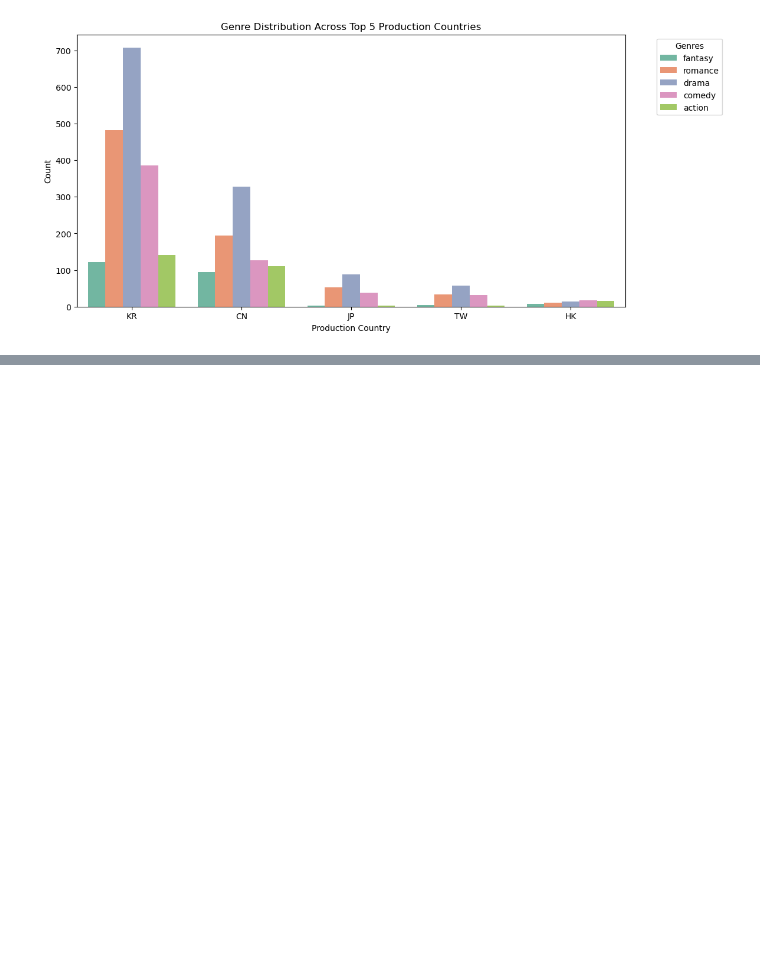
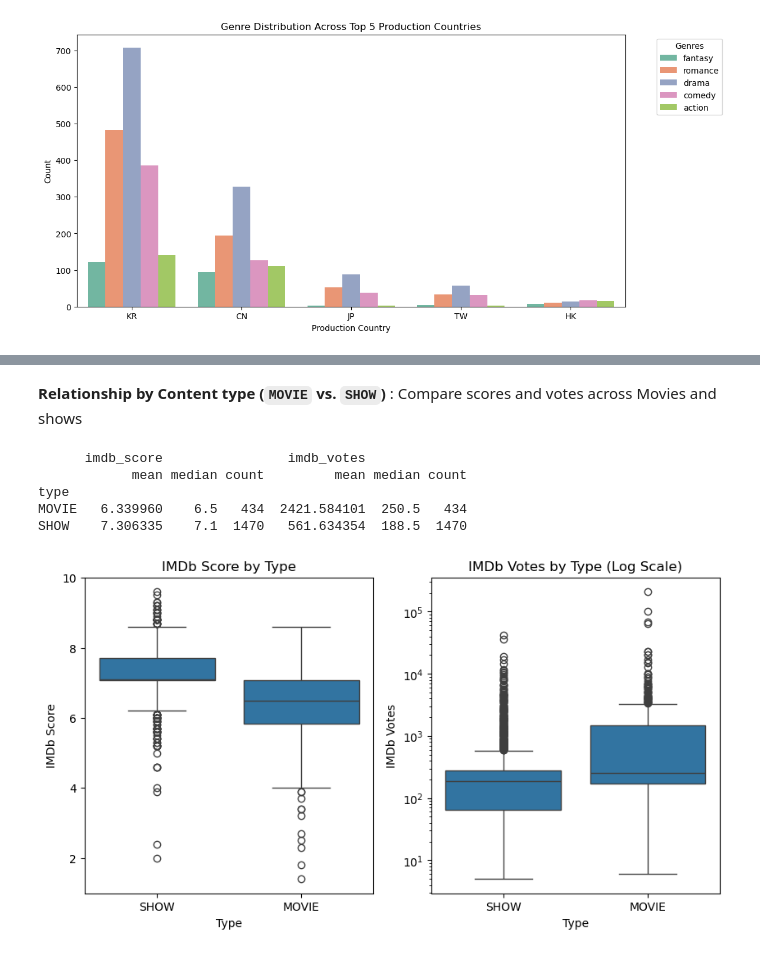
Before and after one commit to snehamayeecoding/RokutenViki_Movies_Dramas_Analysis02, a Jupyter notebook: notebooks/01_data_cleaning_and_eda.ipynb, the cells around one changed output, grey strips where cells are left out. Saved outputs shown, nothing was run; the diff lists cells and outputs as text; code cells hidden in the pictures; blank space fills up the shorter version.

```diff
--- a/notebooks/01_data_cleaning_and_eda.ipynb
+++ b/notebooks/01_data_cleaning_and_eda.ipynb
@@ -689,0 +624,28 @@ The long-tail countries like Japan(JP) and Taiwan(TW) have very low overall coun
+# %% [markdown]
+**Relationship by Content type (`MOVIE` vs. `SHOW`)** : Compare scores and votes across Movies and shows
+# %%
+type_analysis = df_titles.groupby('type')[['imdb_score', 'imdb_votes']].agg(['mean', 'median', 'count'])
+print(type_analysis)
+
+plt.figure(figsize=(10, 5))
+
+plt.subplot(1, 2, 1)
+sb.boxplot(data=df_titles, x='type', y='imdb_score')
+plt.title("IMDb Score by Type")
+plt.xlabel("Type")
+plt.ylabel("IMDb Score")
+
+plt.subplot(1, 2, 2)
+sb.boxplot(data=df_titles, x='type', y='imdb_votes')
+plt.yscale('log') # Votes usually have large outliers, log scale helps visualize the distribution better
+plt.title("IMDb Votes by Type (Log Scale)")
+plt.xlabel("Type")
+plt.ylabel("IMDb Votes")
+plt.show()
+# %% [output]
+      imdb_score                imdb_votes
+            mean median count         mean median count
+type
+MOVIE   6.339960    6.5   434  2421.584101  250.5   434
+SHOW    7.306335    7.1  1470   561.634354  188.5  1470
+[figure, added]
```
Also changed, not shown: parts of 51 cells of this notebook, 1 other file.
